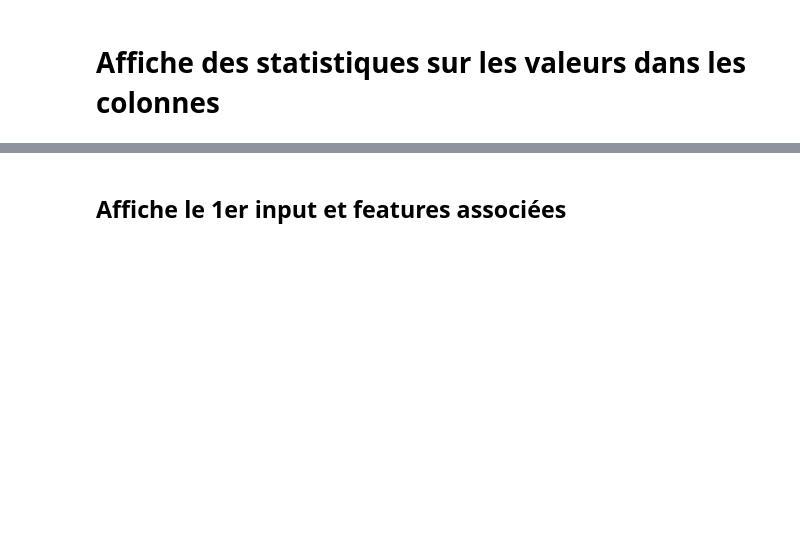
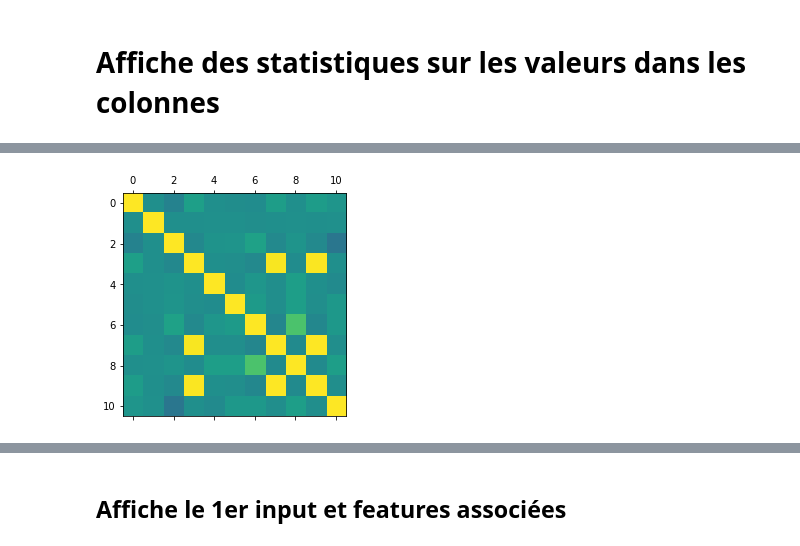
Before and after one commit to Simplon-IA-Bdx-1/give-me-some-credit-laurent-33, a Jupyter notebook: 191007 GiveMeCredit - 01data prepare.ipynb, the cells around one changed output, grey strips where cells are left out. Cells and saved outputs as stored; diff of their text form; code cells hidden in the pictures; blank space fills up the shorter version.

```diff
--- a/191007 GiveMeCredit - 01data prepare.ipynb
+++ b/191007 GiveMeCredit - 01data prepare.ipynb
@@ -37,0 +125,4 @@ df.describe()
+# %%
+plt.matshow(df.corr(method='pearson'), vmin=-1, vmax=1);
+# %% [output]
+[figure, added]
```
Also changed, not shown: parts of 13 cells of this notebook, 2 other files.
